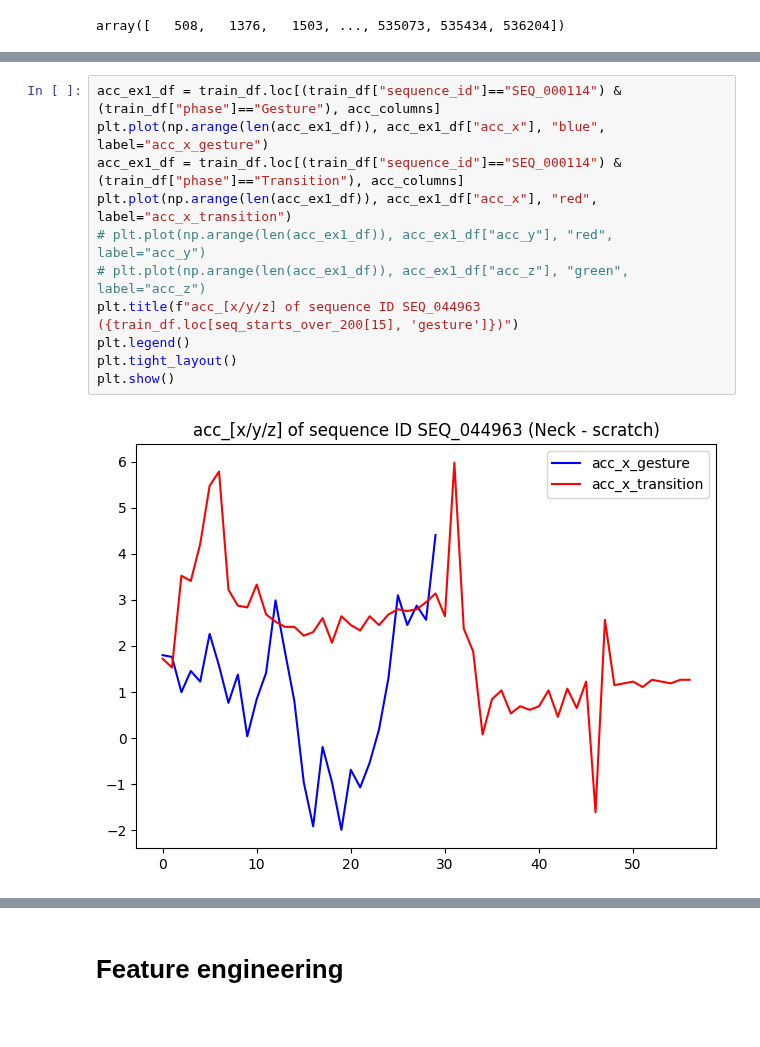
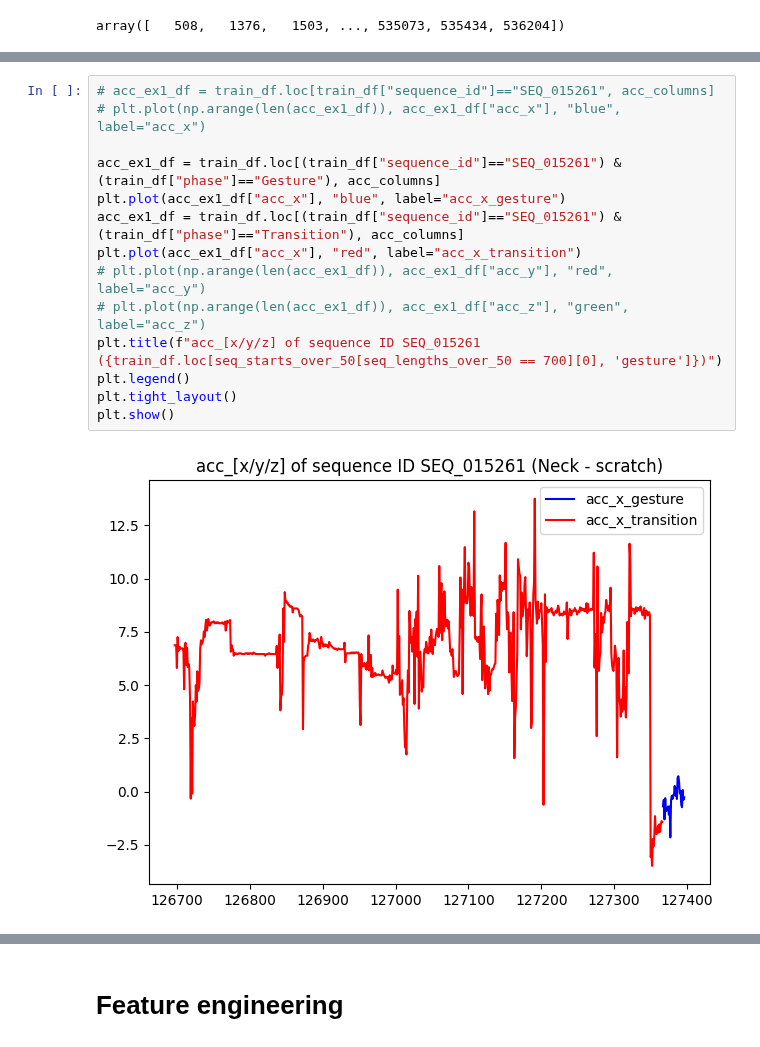
Before and after one commit to HHHHiiidddeee/kaggle, a Jupyter notebook: cmi-detect_behavior_with_sensoring_data/cmi-analysis.ipynb, the cells around one changed output, grey strips where cells are left out. Cells and saved outputs as stored; diff of their text form.

Commit message:
Just save. Extract "Gesture" phase sequence.

```diff
--- a/cmi-detect_behavior_with_sensoring_data/cmi-analysis.ipynb
+++ b/cmi-detect_behavior_with_sensoring_data/cmi-analysis.ipynb
@@ -414,13 +336,16 @@ array([   508,   1376,   1503, ..., 535073, 535434, 536204])
 # %%
-acc_ex1_df = train_df.loc[(train_df["sequence_id"]=="SEQ_000114") & (train_df["phase"]=="Gesture"), acc_columns]
-plt.plot(np.arange(len(acc_ex1_df)), acc_ex1_df["acc_x"], "blue", label="acc_x_gesture")
-acc_ex1_df = train_df.loc[(train_df["sequence_id"]=="SEQ_000114") & (train_df["phase"]=="Transition"), acc_columns]
-plt.plot(np.arange(len(acc_ex1_df)), acc_ex1_df["acc_x"], "red", label="acc_x_transition")
+# acc_ex1_df = train_df.loc[train_df["sequence_id"]=="SEQ_015261", acc_columns]
+# plt.plot(np.arange(len(acc_ex1_df)), acc_ex1_df["acc_x"], "blue", label="acc_x")
+
+acc_ex1_df = train_df.loc[(train_df["sequence_id"]=="SEQ_015261") & (train_df["phase"]=="Gesture"), acc_columns]
+plt.plot(acc_ex1_df["acc_x"], "blue", label="acc_x_gesture")
+acc_ex1_df = train_df.loc[(train_df["sequence_id"]=="SEQ_015261") & (train_df["phase"]=="Transition"), acc_columns]
+plt.plot(acc_ex1_df["acc_x"], "red", label="acc_x_transition")
 # plt.plot(np.arange(len(acc_ex1_df)), acc_ex1_df["acc_y"], "red", label="acc_y")
 # plt.plot(np.arange(len(acc_ex1_df)), acc_ex1_df["acc_z"], "green", label="acc_z")
-plt.title(f"acc_[x/y/z] of sequence ID SEQ_044963 ({train_df.loc[seq_starts_over_200[15], 'gesture']})")
+plt.title(f"acc_[x/y/z] of sequence ID SEQ_015261 ({train_df.loc[seq_starts_over_50[seq_lengths_over_50 == 700][0], 'gesture']})")
 plt.legend()
 plt.tight_layout()
 plt.show()
 # %% [output]
-[figure, old version]
+[figure, new version]
```
Also changed, not shown: parts of 18 cells of this notebook.
